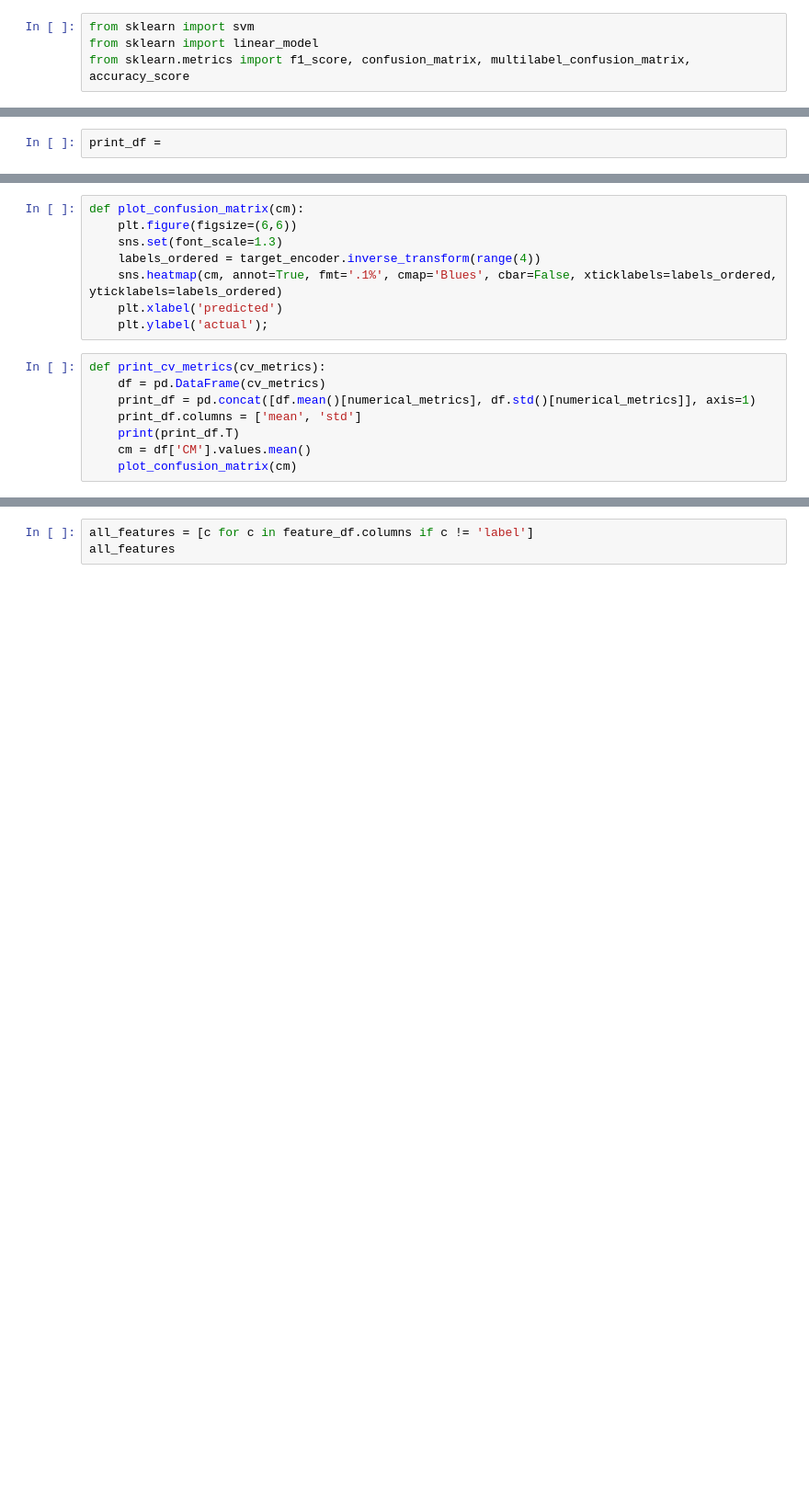
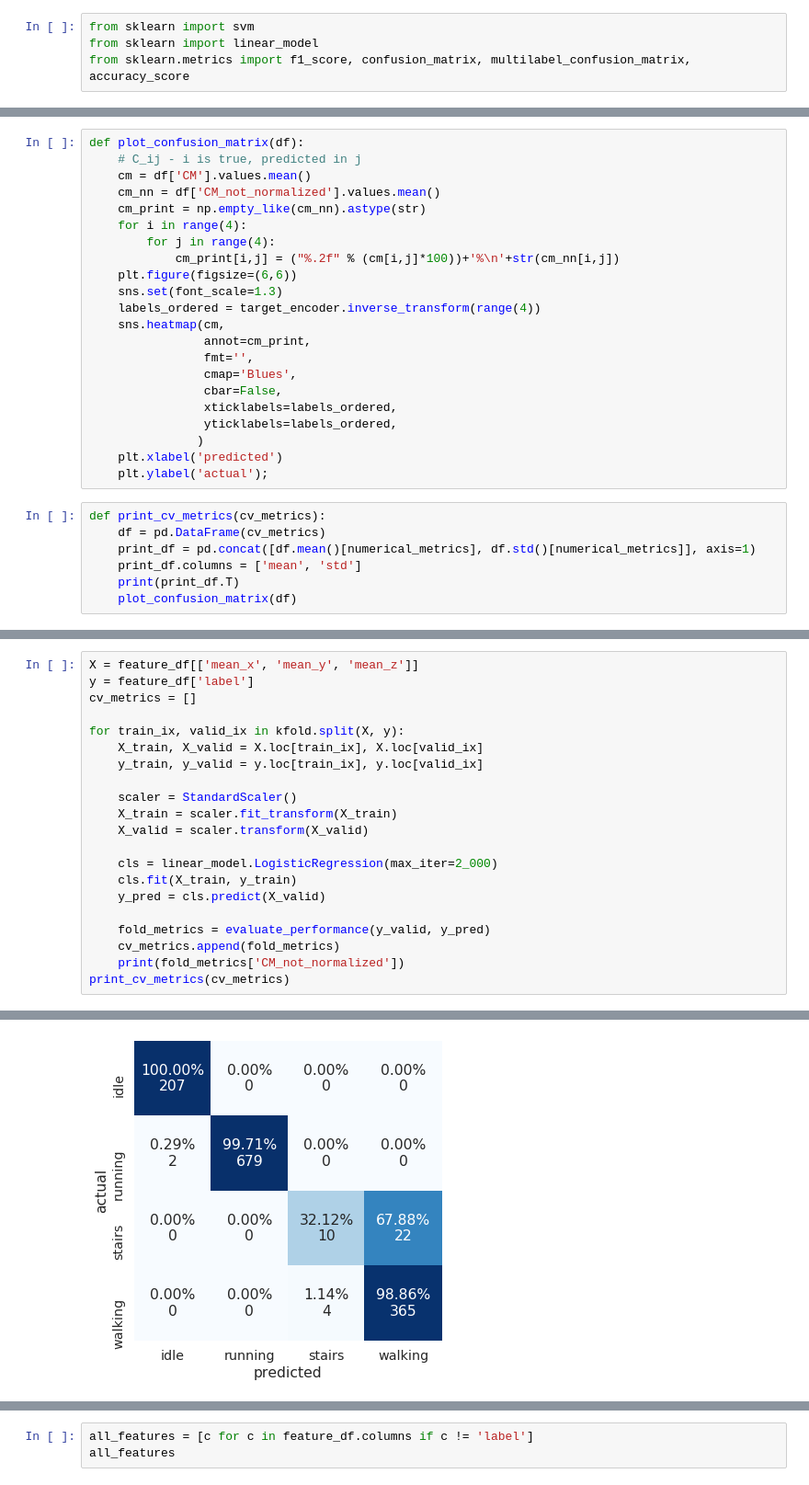
Before and after one commit to kilianovski/study, a Jupyter notebook: small_projects/activity_classification_accelerometer/activity_classification_LR_tuning.ipynb, the cells around one changed output, grey strips where cells are left out. Shown at 92% size. Drawn from its saved outputs; the diff is of its cells as text; blank space fills up the shorter version.

```diff
--- a/small_projects/activity_classification_accelerometer/activity_classification_LR_tuning.ipynb
+++ b/small_projects/activity_classification_accelerometer/activity_classification_LR_tuning.ipynb
@@ -275,2 +154,0 @@ std   0.00253573  0.00561759  0.0221213
-# %%
-print_df =
@@ -293,9 +155,23 @@ array([[1.        , 0.        , 0.        , 0.        ],
 # %%
-def plot_confusion_matrix(cm):
+def plot_confusion_matrix(df):
+    # C_ij - i is true, predicted in j
+    cm = df['CM'].values.mean()
+    cm_nn = df['CM_not_normalized'].values.mean()
+    cm_print = np.empty_like(cm_nn).astype(str)
+    for i in range(4):
+        for j in range(4):
+            cm_print[i,j] = ("%.2f" % (cm[i,j]*100))+'%\n'+str(cm_nn[i,j])
     plt.figure(figsize=(6,6))
     sns.set(font_scale=1.3)
     labels_ordered = target_encoder.inverse_transform(range(4))
-    sns.heatmap(cm, annot=True, fmt='.1%', cmap='Blues', cbar=False, xticklabels=labels_ordered, yticklabels=labels_ordered)
+    sns.heatmap(cm,
+                annot=cm_print,
+                fmt='',
+                cmap='Blues',
+                cbar=False,
+                xticklabels=labels_ordered,
+                yticklabels=labels_ordered,
+               )
     plt.xlabel('predicted')
     plt.ylabel('actual');
 # %%
@@ -304,5 +180,4 @@ def print_cv_metrics(cv_metrics):
     print_df = pd.concat([df.mean()[numerical_metrics], df.std()[numerical_metrics]], axis=1)
     print_df.columns = ['mean', 'std']
     print(print_df.T)
-    cm = df['CM'].values.mean()
-    plot_confusion_matrix(cm)
+    plot_confusion_matrix(df)
@@ -315,0 +186,22 @@ std   0.00253573  0.00561759  0.0221213
+# %%
+X = feature_df[['mean_x', 'mean_y', 'mean_z']]
+y = feature_df['label']
+cv_metrics = []
+
+for train_ix, valid_ix in kfold.split(X, y):
+    X_train, X_valid = X.loc[train_ix], X.loc[valid_ix]
+    y_train, y_valid = y.loc[train_ix], y.loc[valid_ix]
+
+    scaler = StandardScaler()
+    X_train = scaler.fit_transform(X_train)
+    X_valid = scaler.transform(X_valid)
+
+    cls = linear_model.LogisticRegression(max_iter=2_000)
+    cls.fit(X_train, y_train)
+    y_pred = cls.predict(X_valid)
+
+    fold_metrics = evaluate_performance(y_valid, y_pred)
+    cv_metrics.append(fold_metrics)
+    print(fold_metrics['CM_not_normalized'])
+print_cv_metrics(cv_metrics)
+# %% [output]
@@ -316,3 +225,4 @@ std   0.00253573  0.00561759  0.0221213
+[figure, added]
 # %%
 X = feature_df[['mean_x', 'mean_y', 'mean_z']]
 y = feature_df['label']
```
Also changed, not shown: parts of 49 cells of this notebook, 1 other file.
